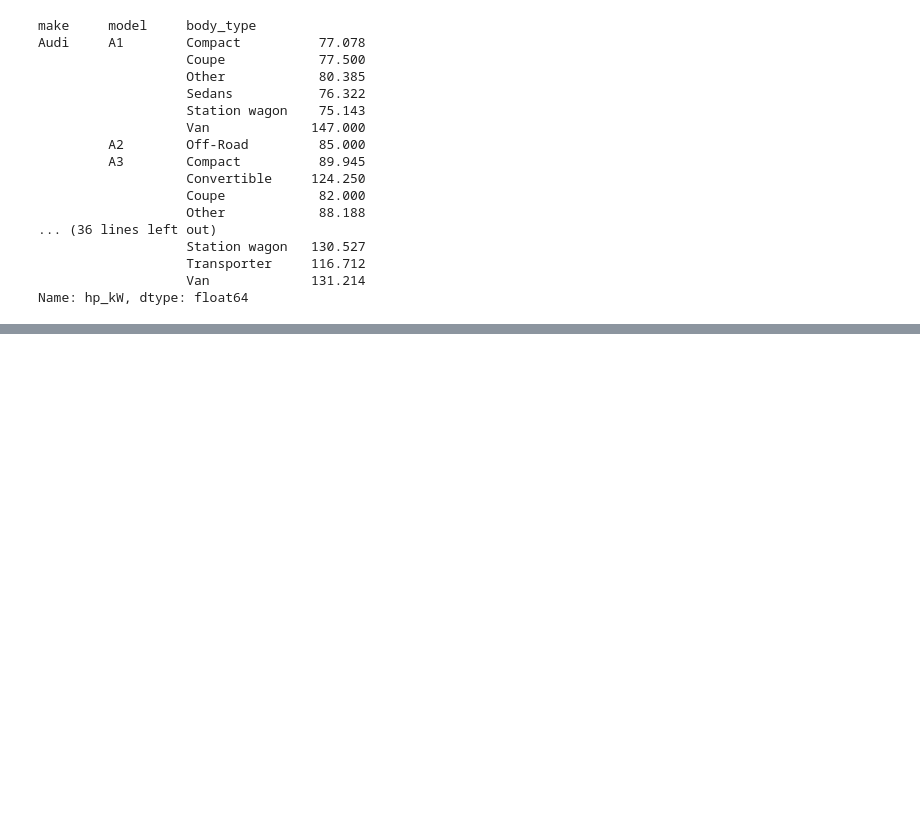
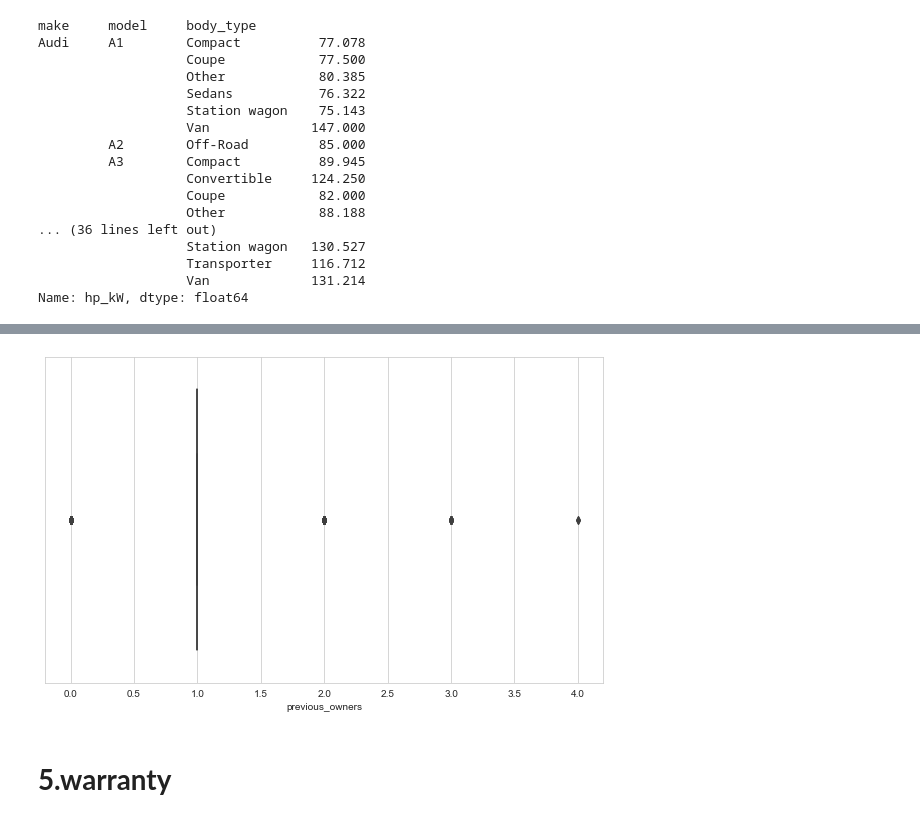
Before and after one commit to ustab/SOURCE, a Jupyter notebook: Expolatory Data Analysis(EDA) Capstone Project-Scout Car/Capstone Project-(Handling With Outliers).ipynb, the cells around one changed output, grey strips where cells are left out. Cells and saved outputs as stored; diff of their text form; code cells hidden in the pictures; blank space fills up the shorter version.

```diff
--- a/Expolatory Data Analysis(EDA) Capstone Project-Scout Car/Capstone Project-(Handling With Outliers).ipynb
+++ b/Expolatory Data Analysis(EDA) Capstone Project-Scout Car/Capstone Project-(Handling With Outliers).ipynb
@@ -171,7 +171,7 @@ df.iloc[[8594, 8828, 6066, 8829]]
 # %%
 df["price_€"] = df["price_€"].apply(lambda x: np.nan if x < 400 else x)
 # %%
-df["price_€"] = df.groupby(["make", "model", "body_type", "age"])["price_€"].apply(lambda x : x.fillna(round(x.mean(),2))
+df["price_€"] = df.groupby(["make", "model", "body_type", "age"])["price_€"].apply(lambda x : x.fillna(round(x.mean(),2)))
 # %%
 df.iloc[[8594, 8828, 6066, 8829]]
 # %% [output]
@@ -288,0 +321,2 @@ Name: hp_kW, dtype: float64
+# %%
+df["hp_kW"] = df["hp_kW"].apply(lambda x: np.nan if x < 33 else x)
@@ -288,0 +338,2 @@ Name: hp_kW, dtype: float64
+# %%
+df["hp_kW"] = df.groupby(["make", "model", "drive_chain", "engine_displacement_cc"])["hp_kW"].apply(lambda x : x.fillna(x.median() if x.median() > 1 else df["hp_kW"].median()))
@@ -288,0 +362,4 @@ Name: hp_kW, dtype: float64
+# %%
+sns.boxplot(x=df.previous_owners);
+# %% [output]
+[figure, added]
@@ -288,0 +368,2 @@ Name: hp_kW, dtype: float64
+# %% [markdown]
+# **5.warranty**
```
Also changed, not shown: parts of 26 cells of this notebook.
